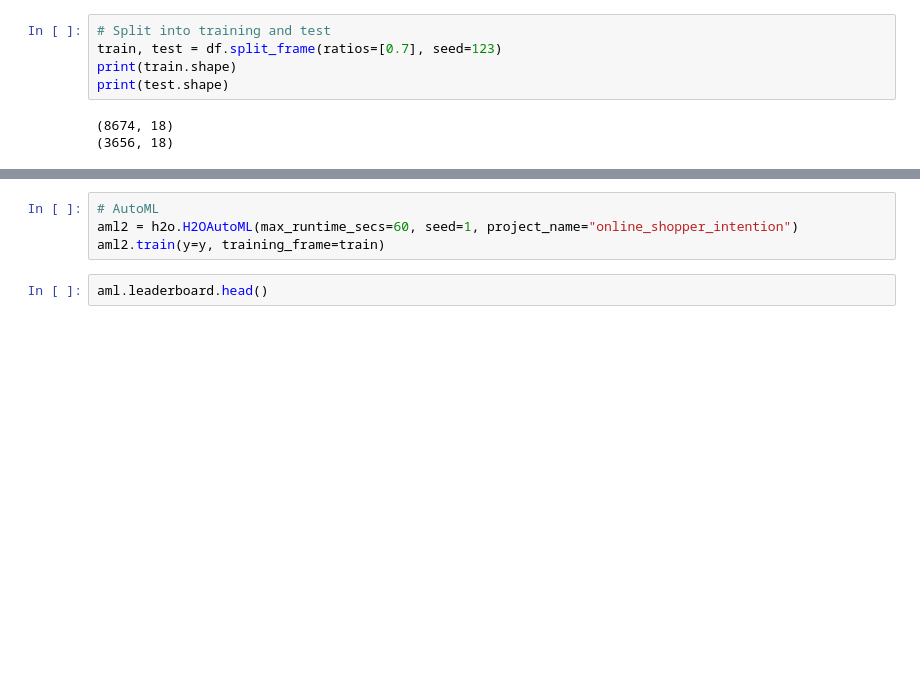
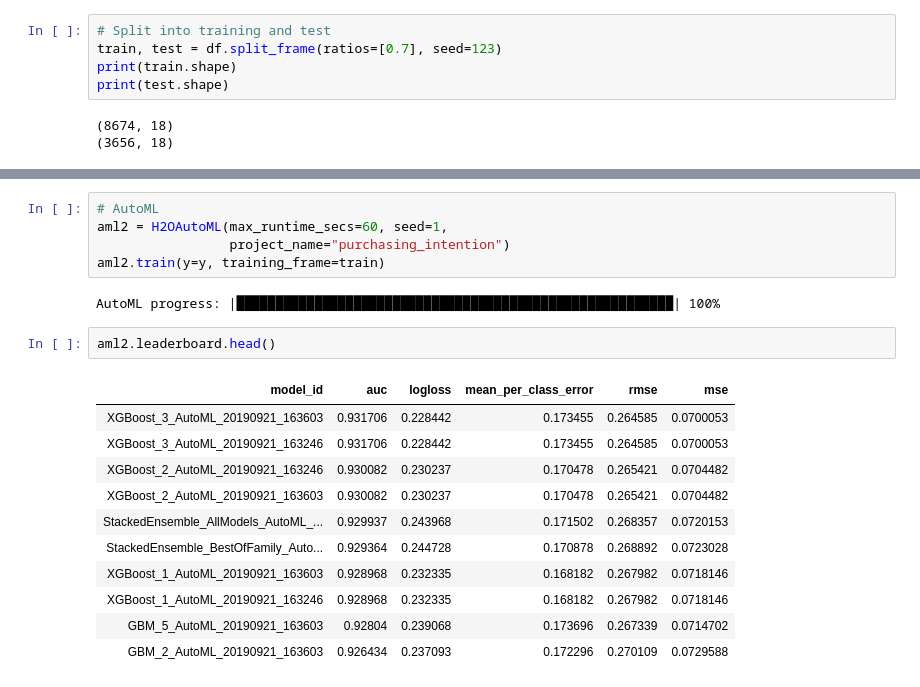
Before and after one commit to zhangyuqing/h2o_purchasing_intention, a Jupyter notebook: h2o_Pythoncode.ipynb, the cells around one changed output, grey strips where cells are left out. Drawn from its saved outputs; the diff is of its cells as text; blank space fills up the shorter version.

```diff
--- a/h2o_Pythoncode.ipynb
+++ b/h2o_Pythoncode.ipynb
@@ -112,7 +166,22 @@ print(test.shape)
 # %%
 # AutoML
-aml2 = h2o.H2OAutoML(max_runtime_secs=60, seed=1, project_name="online_shopper_intention")
+aml2 = H2OAutoML(max_runtime_secs=60, seed=1,
+                 project_name="purchasing_intention")
 aml2.train(y=y, training_frame=train)
+# %% [output]
+AutoML progress: |████████████████████████████████████████████████████████| 100%
 # %%
-aml.leaderboard.head()
+aml2.leaderboard.head()
+# %% [output]
+| model_id | auc | logloss | mean_per_class_error | rmse | mse |
+| XGBoost_3_AutoML_20190921_163603 | 0.931706 | 0.228442 | 0.173455 | 0.264585 | 0.0700053 |
+| XGBoost_3_AutoML_20190921_163246 | 0.931706 | 0.228442 | 0.173455 | 0.264585 | 0.0700053 |
+| XGBoost_2_AutoML_20190921_163246 | 0.930082 | 0.230237 | 0.170478 | 0.265421 | 0.0704482 |
+| XGBoost_2_AutoML_20190921_163603 | 0.930082 | 0.230237 | 0.170478 | 0.265421 | 0.0704482 |
+| StackedEnsemble_AllModels_AutoML_... | 0.929937 | 0.243968 | 0.171502 | 0.268357 | 0.0720153 |
+| StackedEnsemble_BestOfFamily_Auto... | 0.929364 | 0.244728 | 0.170878 | 0.268892 | 0.0723028 |
+| XGBoost_1_AutoML_20190921_163603 | 0.928968 | 0.232335 | 0.168182 | 0.267982 | 0.0718146 |
+| XGBoost_1_AutoML_20190921_163246 | 0.928968 | 0.232335 | 0.168182 | 0.267982 | 0.0718146 |
+| GBM_5_AutoML_20190921_163603 | 0.92804 | 0.239068 | 0.173696 | 0.267339 | 0.0714702 |
+| GBM_2_AutoML_20190921_163603 | 0.926434 | 0.237093 | 0.172296 | 0.270109 | 0.0729588 |
 # %%
```
Also changed, not shown: parts of 5 cells of this notebook, 1 other file.
